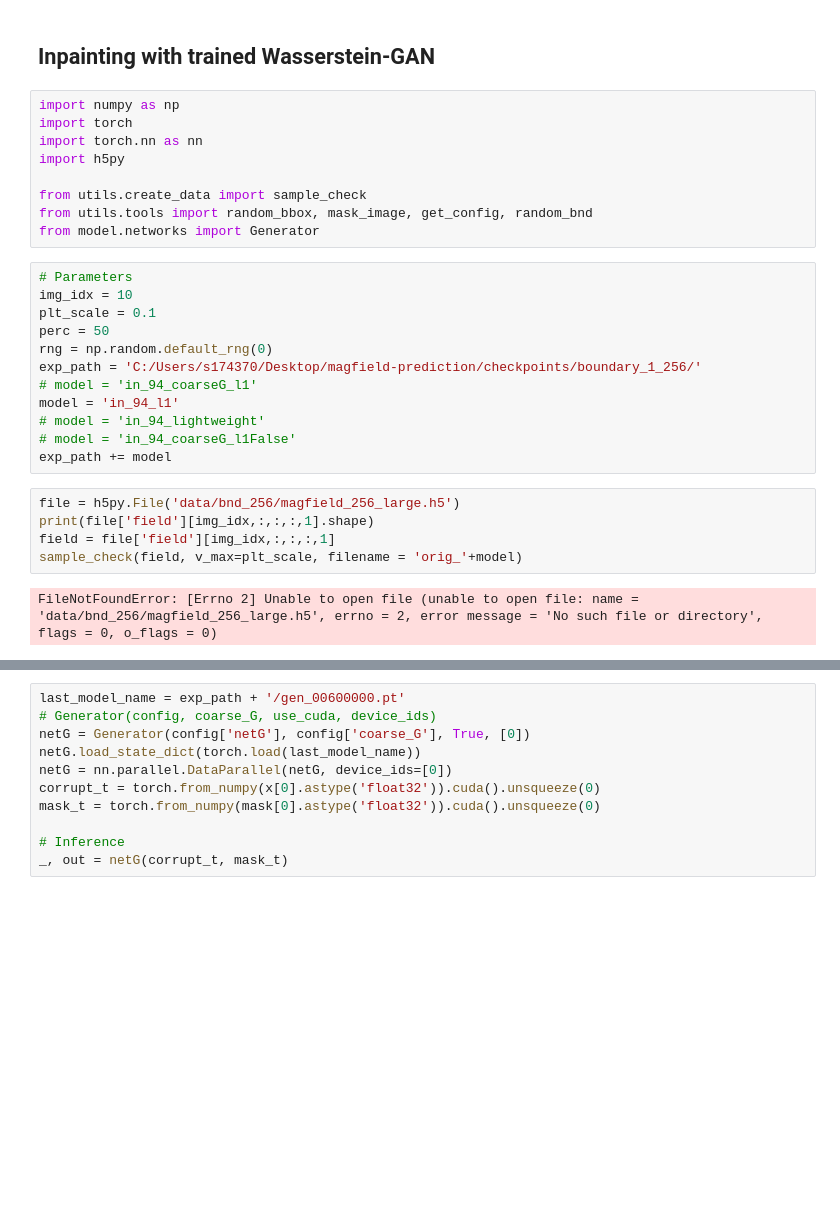
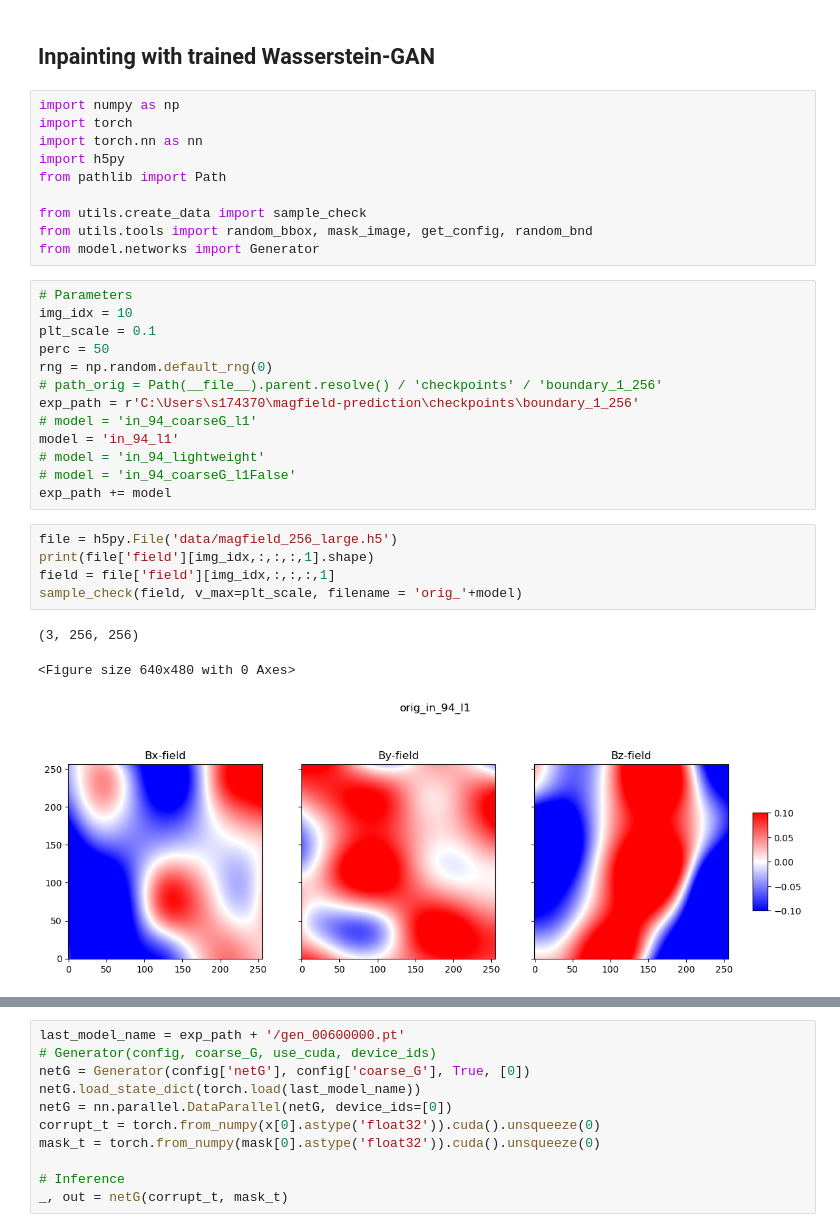
Before and after one commit to spollok/magfield-prediction, a Jupyter notebook: n_wgan_inpainting.ipynb, the cells around one changed output, grey strips where cells are left out. Saved outputs shown, nothing was run; the diff lists cells and outputs as text; blank space fills up the shorter version.

```diff
--- a/n_wgan_inpainting.ipynb
+++ b/n_wgan_inpainting.ipynb
@@ -5,6 +5,7 @@ import numpy as np
 import torch
 import torch.nn as nn
 import h5py
+from pathlib import Path
 
 from utils.create_data import sample_check
 from utils.tools import random_bbox, mask_image, get_config, random_bnd
@@ -15,19 +16,22 @@ img_idx = 10
 plt_scale = 0.1
 perc = 50
 rng = np.random.default_rng(0)
-exp_path = 'C:/Users/s174370/Desktop/magfield-prediction/checkpoints/boundary_1_256/'
+# path_orig = Path(__file__).parent.resolve() / 'checkpoints' / 'boundary_1_256'
+exp_path = r'C:\Users\s174370\magfield-prediction\checkpoints\boundary_1_256'
 # model = 'in_94_coarseG_l1'
 model = 'in_94_l1'
 # model = 'in_94_lightweight'
 # model = 'in_94_coarseG_l1False'
 exp_path += model
 # %%
-file = h5py.File('data/bnd_256/magfield_256_large.h5')
+file = h5py.File('data/magfield_256_large.h5')
 print(file['field'][img_idx,:,:,:,1].shape)
 field = file['field'][img_idx,:,:,:,1]
 sample_check(field, v_max=plt_scale, filename = 'orig_'+model)
 # %% [output]
-FileNotFoundError: [Errno 2] Unable to open file (unable to open file: name = 'data/bnd_256/magfield_256_large.h5', errno = 2, error message = 'No such file or directory', flags = 0, o_flags = 0)
+(3, 256, 256)
+<Figure size 640x480 with 0 Axes>
+[figure, added]
 # %%
 config = get_config(exp_path + '/config.yaml')
 bboxes = random_bbox(config, rng=rng)
```
Also changed, not shown: parts of 1 cell of this notebook.
